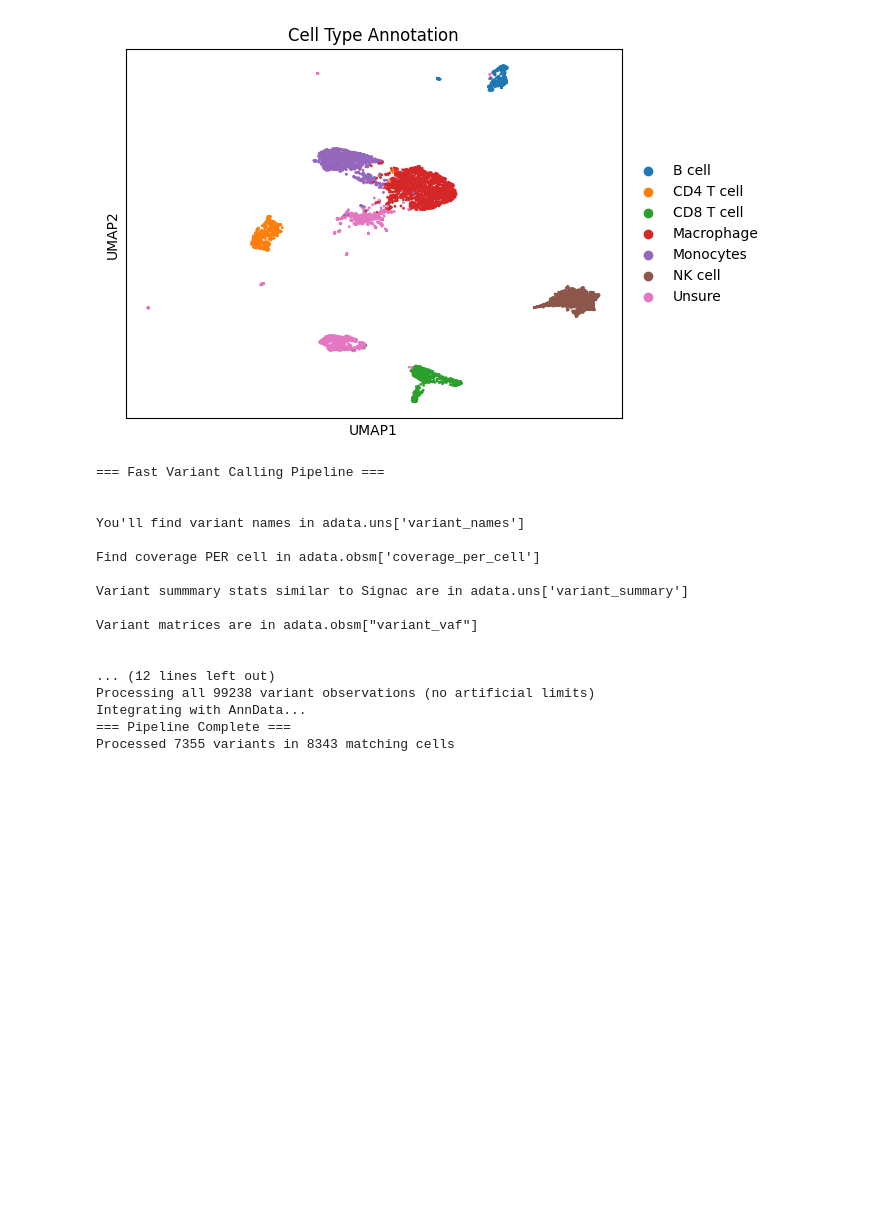
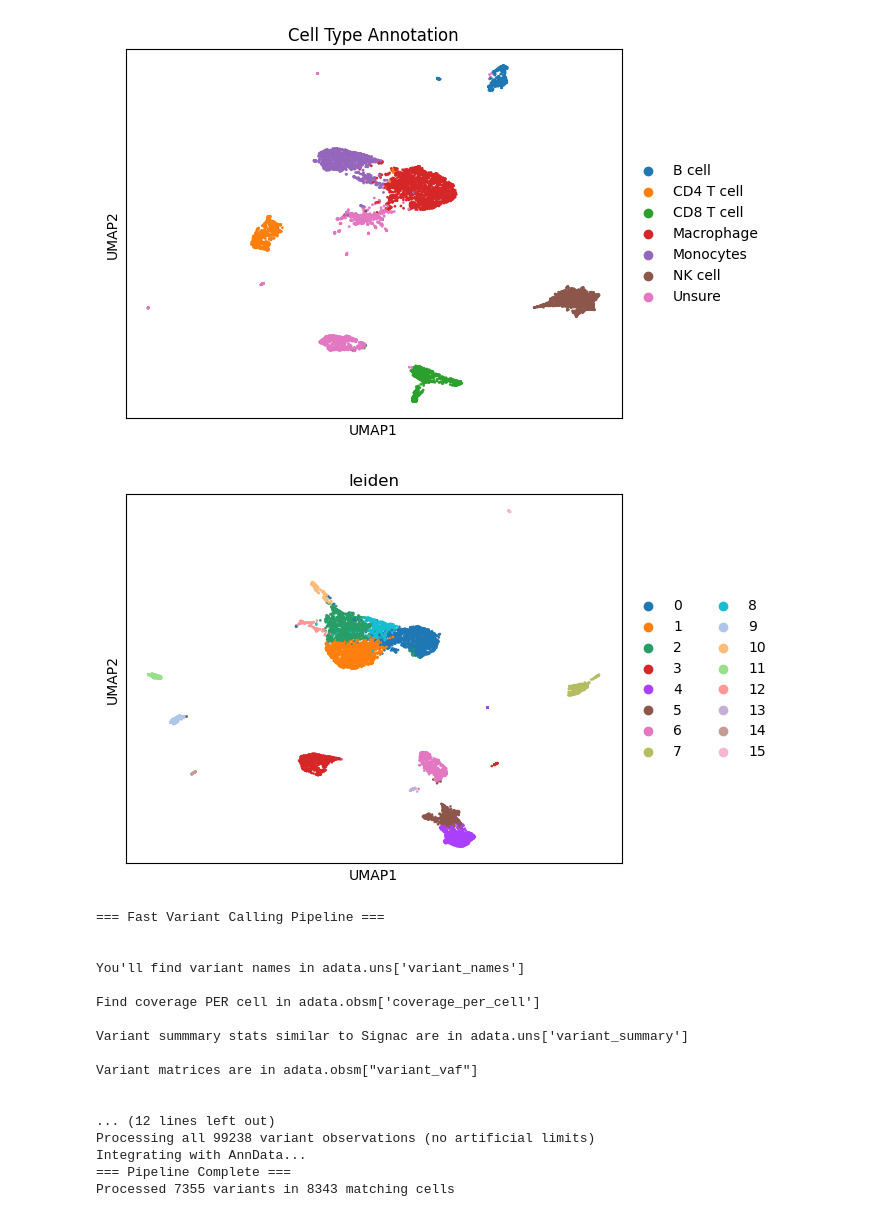
Before and after one commit to elliotwilliams150-sys/mtDNA_analysis, a Jupyter notebook: P002_mtscATAC-seq/MitoDriftMaster/PBMC_SurgicalLC.ipynb, the cells around one changed output. Cells and saved outputs as stored; diff of their text form; code cells hidden in the pictures; blank space fills up the shorter version.

```diff
--- a/P002_mtscATAC-seq/MitoDriftMaster/PBMC_SurgicalLC.ipynb
+++ b/P002_mtscATAC-seq/MitoDriftMaster/PBMC_SurgicalLC.ipynb
@@ -214,3 +214,9 @@ sc.pl.umap(gene_matrix, color=['celltype'], title="Cell Type Annotation")
 # %% [output]
 ... storing 'celltype' as categorical
 [figure]
+# %%
+mgatk = ad.read_h5ad("/mnt/claw-raid/elliot/P002_mtscATAC-seq/data/processed/atac_surg_blood/mgatk_cov10.h5ad")
+# %%
+sc.pl.umap(mgatk, color='leiden')
+# %% [output]
+[figure, added]
```
Also changed, not shown: parts of 8 cells of this notebook, 2 other files.
